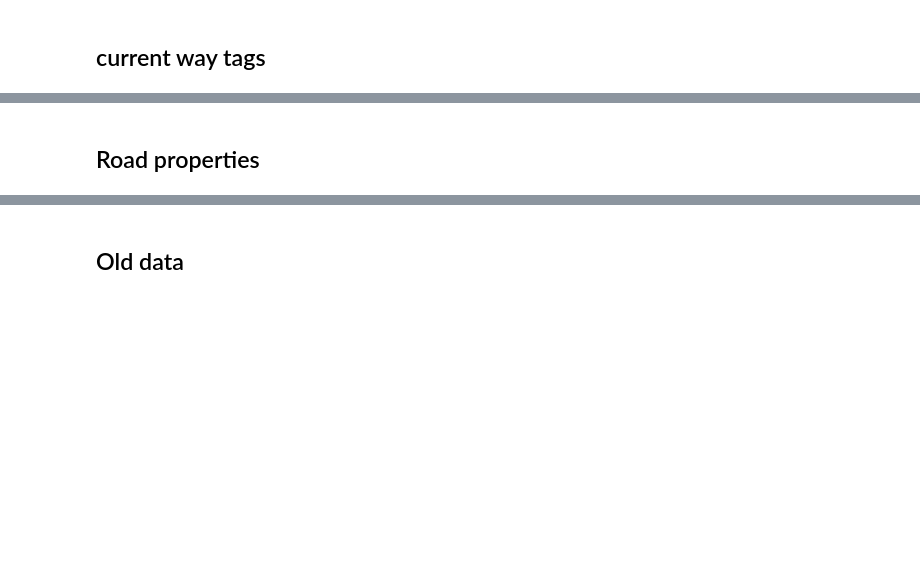
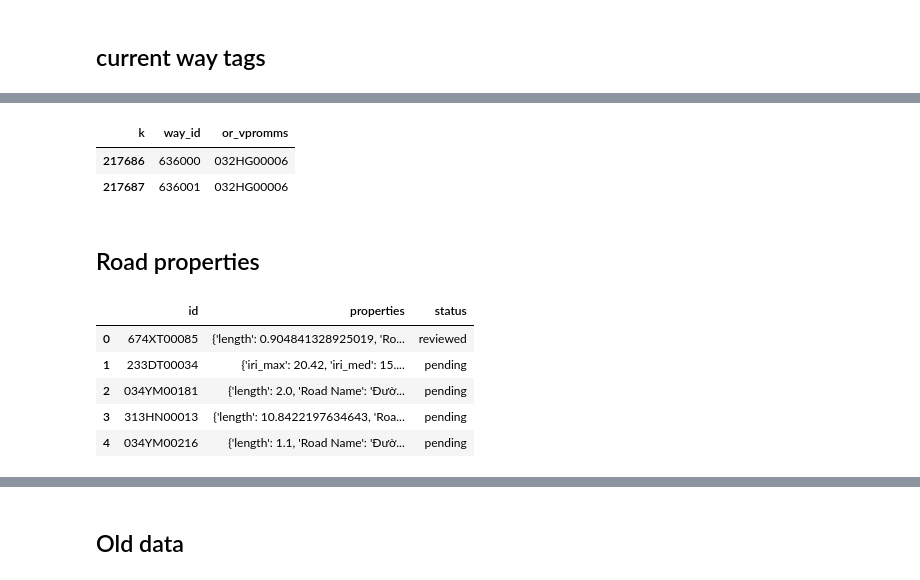
Before and after one commit to vnopenroads/roads-cba-py, a Jupyter notebook: notebooks/pullCBAInputsFromOrma.ipynb, the cells around one changed output, grey strips where cells are left out. Cells and saved outputs as stored; diff of their text form; code cells hidden in the pictures; blank space fills up the shorter version.

```diff
--- a/notebooks/pullCBAInputsFromOrma.ipynb
+++ b/notebooks/pullCBAInputsFromOrma.ipynb
@@ -114,8 +127,23 @@ way_tags.drop(['province', 'addr:district', 'addr:province'], axis=1, inplace=Tr
+# %%
+vp_id = '032HG00006'
+way_vpromms.query('or_vpromms == @vp_id')
+# %% [output]
+| k | way_id | or_vpromms |
+| 217686 | 636000 | 032HG00006 |
+| 217687 | 636001 | 032HG00006 |
 # %% [markdown]
 ## Road properties
 # %%
 sql = "select * from road_properties where properties != '{}'"
 road_properties_raw = pd.read_sql(sql, con)
+road_properties_raw.head()
+# %% [output]
+|  | id | properties | status |
+| 0 | 674XT00085 | {'length': 0.904841328925019, 'Ro... | reviewed |
+| 1 | 233DT00034 | {'iri_max': 20.42, 'iri_med': 15.... | pending |
+| 2 | 034YM00181 | {'length': 2.0, 'Road Name': 'Đườ... | pending |
+| 3 | 313HN00013 | {'length': 10.8422197634643, 'Roa... | pending |
+| 4 | 034YM00216 | {'length': 1.1, 'Road Name': 'Đườ... | pending |
 # %%
 road_properties = json_normalize(road_properties_raw['properties'].to_list())
 all_cols = list(road_properties.columns)
```
Also changed, not shown: parts of 12 cells of this notebook, 7 other files.
